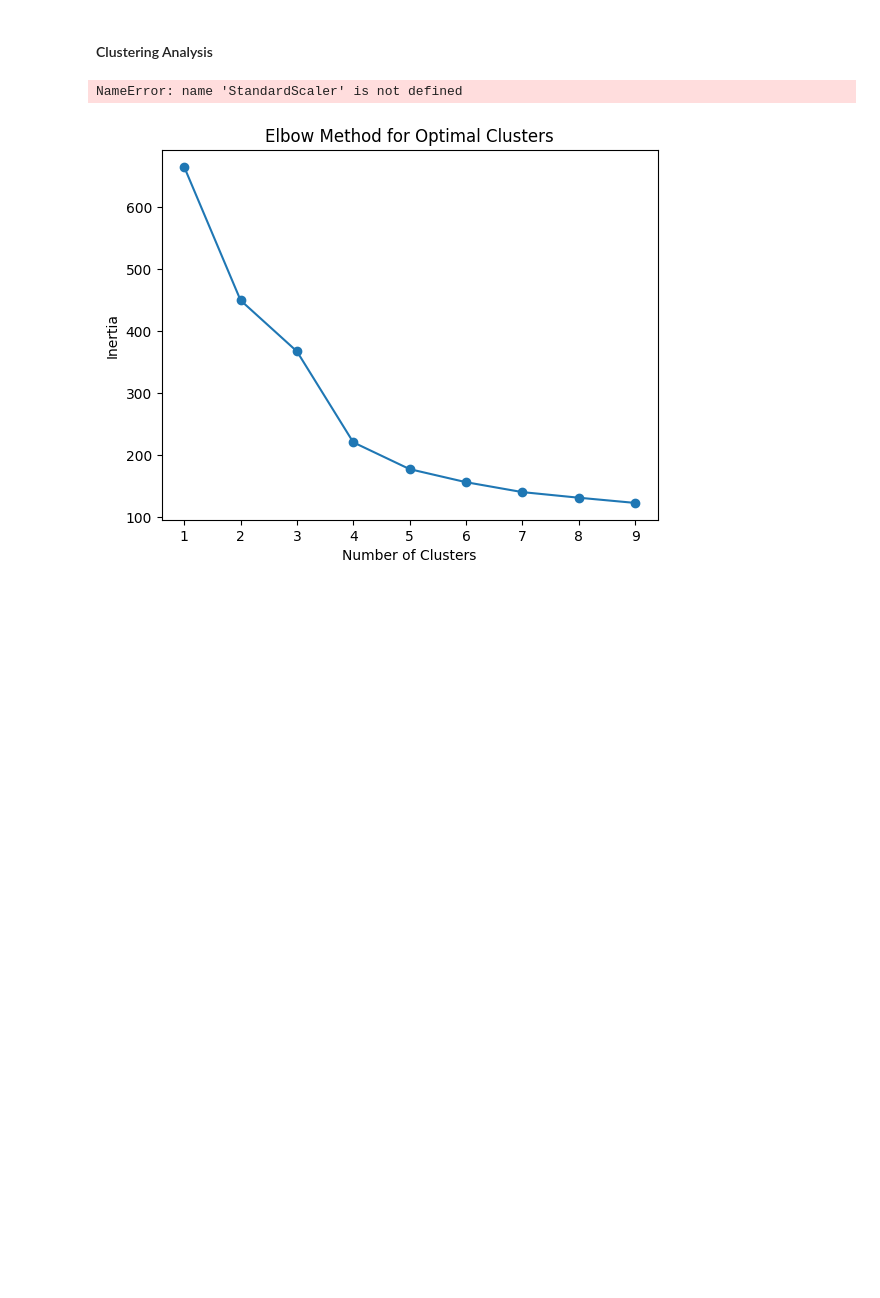
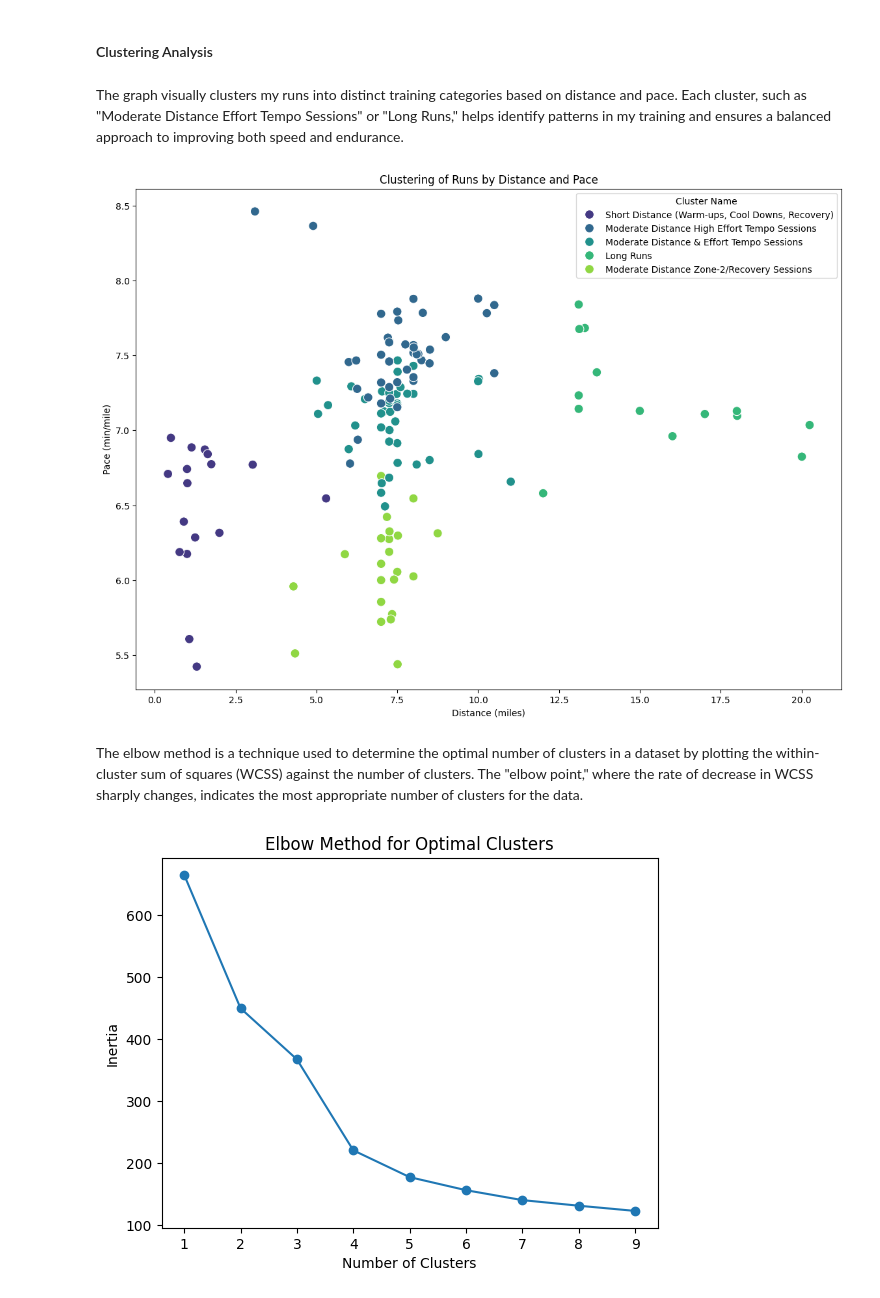
Before and after one commit to TimB21/Marathon-Training-Performance-and-Recovery-Dashboard, a Jupyter notebook: Script/Script.ipynb, the cells around one changed output. Saved outputs shown, nothing was run; the diff lists cells and outputs as text; code cells hidden in the pictures; blank space fills up the shorter version.

```diff
--- a/Script/Script.ipynb
+++ b/Script/Script.ipynb
@@ -883,7 +883,16 @@ display(recent_sessions[['Date', 'Title', 'TSS', 'Distance', 'Pace (mph)', 'Hear
 ### Machine Learning Analysis
 # %% [markdown]
 #### Clustering Analysis
+# %% [markdown]
+The graph visually clusters my runs into distinct training categories based on distance and pace. Each cluster, such as "Moderate Distance Effort Tempo Sessions" or "Long Runs," helps identify patterns in my training and ensures a balanced approach to improving both speed and endurance.
 # %%
+import pandas as pd
+from sklearn.cluster import KMeans
+from sklearn.preprocessing import StandardScaler
+import matplotlib.pyplot as plt
+import seaborn as sns
+
+
 # Retain the Date column for later use
 columns_to_drop = ['Sport', 'Title', 'Time', 'Pace', 'Pace (min/mile)', 'Cleaned Time']  # Columns to drop
 
@@ -901,36 +910,38 @@ df_scaled = scaler.fit_transform(df_cleaned.drop(columns='Date', errors='ignore'
 # Apply K-Means clustering
 kmeans = KMeans(n_clusters=5, random_state=42)
 df_cleaned['Cluster'] = kmeans.fit_predict(df_scaled)
 
 # Mapping between cluster numbers and names
 cluster_mapping = {
-    0: "Moderate Distance Effort Tempo Sessions",
-    1: "Longer Distance High Effort Tempo Sessions",
+    0: "Moderate Distance & Effort Tempo Sessions",
+    1: "Moderate Distance High Effort Tempo Sessions",
     2: "Short Distance (Warm-ups, Cool Downs, Recovery)",
     3: "Moderate Distance Zone-2/Recovery Sessions",
     4: "Long Runs"
 }
 
 # Reverse mapping for quick lookup by name
 name_to_cluster = {v: k for k, v in cluster_mapping.items()}
 df_cleaned['Cluster Name'] = df_cleaned['Cluster'].map(cluster_mapping)
 
 # Group by Date and Cluster, calculate the mean for the relevant columns (Distance)
 df_cleaned['Date'] = pd.to_datetime(df_cleaned['Date'])  # Ensure 'Date' is in datetime format
 
 # Grouping by Date and Cluster to compute the average distance per cluster over time
 trend_analysis = df_cleaned.groupby(['Date', 'Cluster'])['Distance'].mean().reset_index()
 
 # Plot the clusters
 plt.figure(figsize=(14, 10))
 sns.scatterplot(data=df_cleaned, x='Distance', y='Pace (mph)', hue='Cluster Name', palette='viridis', s=100)
 plt.title("Clustering of Runs by Distance and Pace")
 plt.xlabel("Distance (miles)")
 plt.ylabel("Pace (min/mile)")
 plt.legend(title="Cluster Name")
 plt.show()
 # %% [output]
-NameError: name 'StandardScaler' is not defined
+[figure, added]
+# %% [markdown]
+The elbow method is a technique used to determine the optimal number of clusters in a dataset by plotting the within-cluster sum of squares (WCSS) against the number of clusters. The "elbow point," where the rate of decrease in WCSS sharply changes, indicates the most appropriate number of clusters for the data.
 # %%
 # Elbow Method
 inertia = []
```
Also changed, not shown: parts of 7 cells of this notebook, 1 other file.
